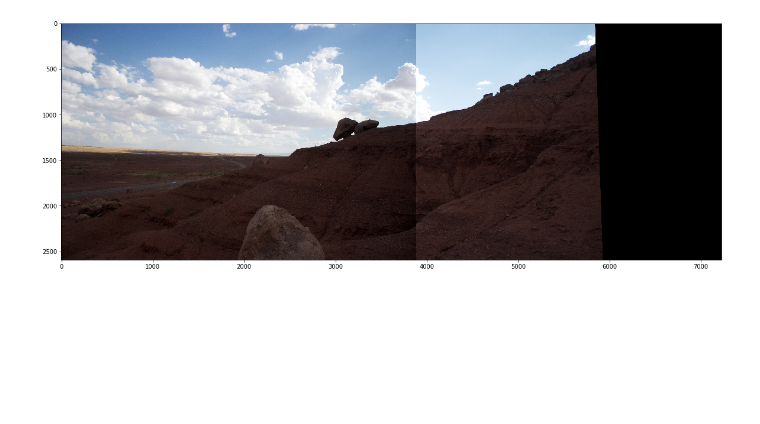
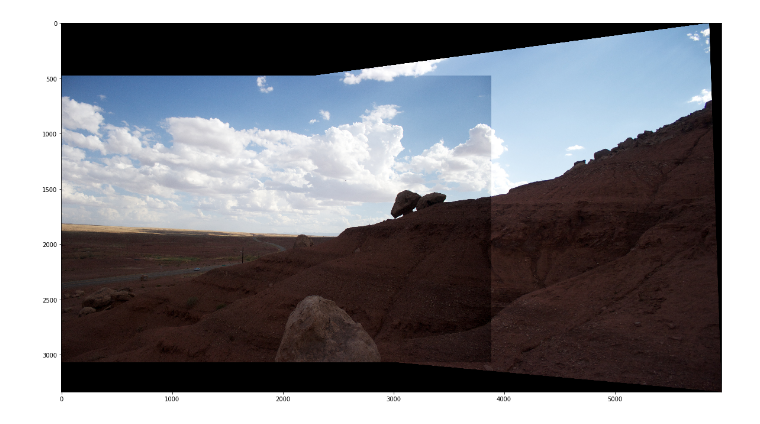
Before and after one commit to ateexD/cse573-projects, a Jupyter notebook: project2/src/stitch.ipynb, the cells around one changed output. Saved outputs shown, nothing was run; the diff lists cells and outputs as text; code cells hidden in the pictures; blank space fills up the shorter version.

```diff
--- a/project2/src/stitch.ipynb
+++ b/project2/src/stitch.ipynb
@@ -248,28 +37,4 @@ def get_direction(kp1, kp2, des1, des2, img1, img2, verbose=True):
 # %%
-class Image:
-    """
-    Each Image object consists of the image, keypoints &
-    descriptors.
-
-    Usage -
-    >>> I = Image(image, keypoints, descriptors)
-    """
-    def __init__(self, img, kp=None, des=None):
-        self.img = img
-        sift = cv2.xfeatures2d.SIFT_create()
-
-        if kp is None or des is None:
-            self.kp, self.des = sift.detectAndCompute(self.img, None)
-        else:
-            self.kp = kp
-            self.des = des
-
-    def __eq__(self, other):
-        return (self.img == other.img).all()
-
-    def __hash__(self):
-        return hash((tuple(row) for row in self.img))
-
 def stitch_images(path_to_directory, verbose=False):
     """
     Input - Path from images should be read from
@@ -281,11 +46,10 @@ def stitch_images(path_to_directory, verbose=False):
     # Get image paths in given directory
     image_paths = glob.glob(path_to_directory + "/*")
 
-    # SIFT code
-    sift = cv2.xfeatures2d.SIFT_create()
-
     # Read all these images with cv2.imread
-    images = [cv2.imread(image_path)  for image_path in image_paths]
+    images = [cv2.imread(image_path)
+              for image_path in image_paths
+              if "panaroma" not in image_path]
 
     # Image dimensions
     h, w, _ = images[0].shape
@@ -293,56 +57,73 @@ def stitch_images(path_to_directory, verbose=False):
     # Convert each of these images to Image class
     for i, image in enumerate(images):
         images[i] = Image(image)
+
+    if verbose:
+        print("Read", i + 1, "images")
 
     # Alignment step
     I = sorted(list(set(images)),
                key=cmp_to_key(lambda x, y:
                               get_direction(x.kp, y.kp,
                                             x.des, y.des,
                                             x.img, y.img)))
 
     # Plot all images if necessary
     if verbose:
+        print("Found", i + 1 - len(I), "duplicate images")
         for i in range(len(I)):
             convert_and_plot(I[i].img)
 
-    # Nested function to stitch images
+    def warp_two_images(I1, I2, H):
+        '''
+        warp img2 to img1 with homograph H
+        Referred from - https://stackoverflow.com/questions/13063201/how-to-show-the-whole-image-when-using-opencv-warpperspective
+        '''
+        H /= H[-1, -1]
+        h1, w1 = I1.shape[:2]
+        h2, w2 = I2.shape[:2]
+        pts1 = np.float32([[0, 0], [0, h1], [w1, h1], [w1, 0]]).reshape(-1, 1, 2)
+        pts2 = np.float32([[0, 0], [0, h2], [w2, h2], [w2, 0]]).reshape(-1, 1, 2)
+        pts2_ = cv2.perspectiveTransform(pts2, H)
+        pts = np.concatenate((pts1, pts2_), axis=0)
+        [xmin, ymin] = np.int32(pts.min(axis=0).ravel() - 0.5)
+        [xmax, ymax] = np.int32(pts.max(axis=0).ravel() + 0.5)
+        t = [-xmin, -ymin]
+        Ht = np.array(
+            [
+                [1, 0, t[0]],
+                [0, 1, t[1]],
+                [0, 0, 1]
+            ]
+        )  # translate
+
+        result = cv2.warpPerspective(I2.img,
+                                     Ht.dot(H),
+                                     (xmax - xmin, ymax - ymin))
+        result[t[1]: h1 + t[1], t[0]: w1 + t[0]] = I1.img
+        return result
+
     def stitch_2_images(I1, I2):
-        """
-        Utility function to stitch 2 images
-        """
+        if not isinstance(I1, Image):
+            I1 = Image(I1)
+        if not isinstance(I2, Image):
+            I2 = Image(I2)
         matches = get_good_matches(kNN_matcher(I1.des, I2.des))
-        H, matches = ransac(matches, I1.kp, I2.kp)
-
-        H_inv = np.linalg.inv(H)
-        H_inv /= H_inv[-1, -1]
-
-        h, w, _ = I1.img.shape
-        panaroma = cv2.warpPerspective(I2.img, H_inv, (w * 2, h))
-        new_points = np.dot(H_inv, [h, w, 1])
-        panaroma[:h, :w] = I1.img
-        panaroma = panaroma[:, :int(w + new_points[1])]
+        H, _ = ransac(matches, I1.kp, I2.kp)
+        panaroma = warp_two_images(I1, I2, np.linalg.inv(H))
         return panaroma
 
     assert(2 <= len(I) <= 3)
-
     if len(I) == 2:
         panaroma = stitch_2_images(I[0], I[1])
+
     else:
-        # Merge Images 1 & 2
-        dst = stitch_2_images(I[1], I[2])
-        matches = get_good_matches(kNN_matcher(I[0].des, I[1].des))
-        H_1_2, matches = ransac(matches, I[0].kp, I[1].kp)
-        H_inv = np.linalg.inv(H_1_2)
-        H_inv /= H_inv[-1, -1]
-        new_points = np.dot(H_inv, [h, w, 1])
-        panaroma = cv2.warpPerspective(dst, H_inv, (w * 3 , h))
-        panaroma[:h, :w] = I[0].img
-        panaroma = panaroma[:, :w + int(new_points[1])]
+        panaroma = stitch_2_images(I[1], I[2])
+        panaroma = stitch_2_images(I[0], panaroma)
 
     convert_and_plot(panaroma)
     cv2.imwrite("panaroma.jpg", panaroma)
 
 stitch_images("../data/nevada/", verbose=False)
 # %% [output]
-[figure, old version]
+[figure, new version]
```
Also changed, not shown: parts of 5 cells of this notebook, 18 other files.
